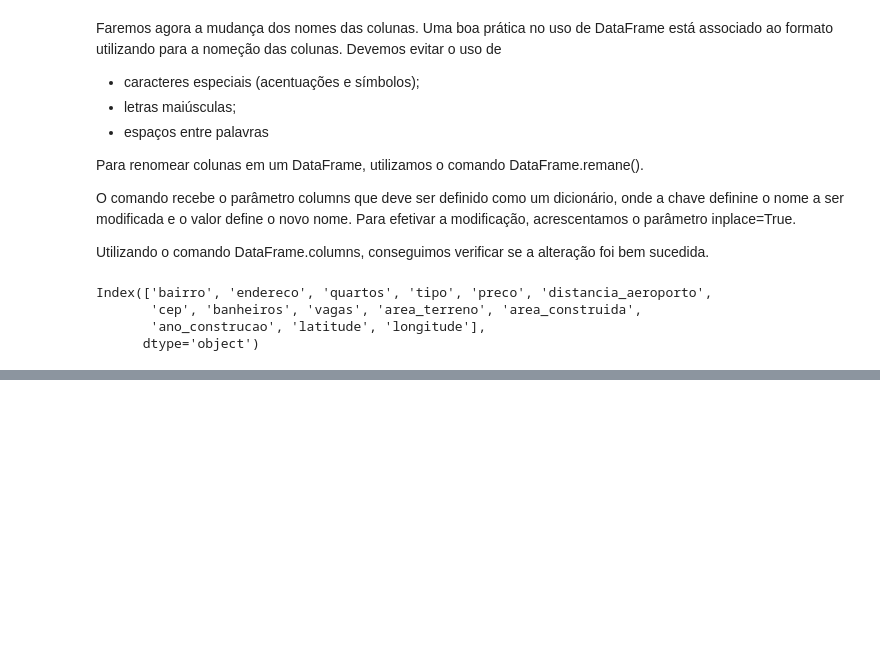
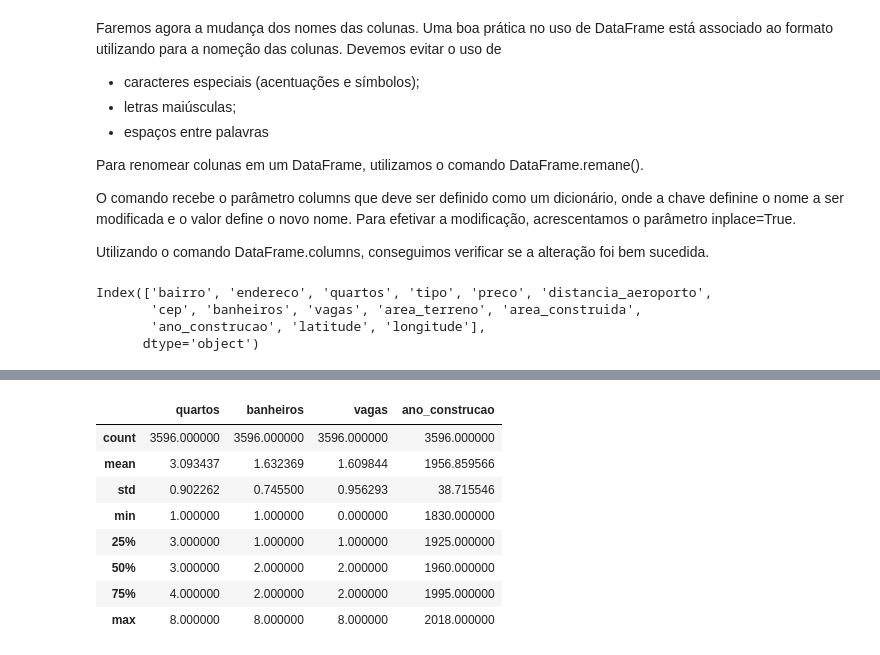
Before and after one commit to cvs2010/Data-Science-Projects, a Jupyter notebook: 00_pandas_tutorial.ipynb, the cells around one changed output, grey strips where cells are left out. Drawn from its saved outputs; the diff is of its cells as text; code cells hidden in the pictures; blank space fills up the shorter version.

```diff
--- a/00_pandas_tutorial.ipynb
+++ b/00_pandas_tutorial.ipynb
@@ -927,0 +1071,3 @@ O parâmetro erros='coerce' significa que o conversor irá forçar a conversão.
+# %%
+housing = housing[housing.area_construida.between(25, 1000)]
+housing.area_construida.describe()
@@ -927,0 +1094,12 @@ O parâmetro erros='coerce' significa que o conversor irá forçar a conversão.
+# %%
+housing[['quartos', 'banheiros', 'vagas', 'ano_construcao']].describe()
+# %% [output]
+|  | quartos | banheiros | vagas | ano_construcao |
+| count | 3596.000000 | 3596.000000 | 3596.000000 | 3596.000000 |
+| mean | 3.093437 | 1.632369 | 1.609844 | 1956.859566 |
+| std | 0.902262 | 0.745500 | 0.956293 | 38.715546 |
+| min | 1.000000 | 1.000000 | 0.000000 | 1830.000000 |
+| 25% | 3.000000 | 1.000000 | 1.000000 | 1925.000000 |
+| 50% | 3.000000 | 2.000000 | 2.000000 | 1960.000000 |
+| 75% | 4.000000 | 2.000000 | 2.000000 | 1995.000000 |
+| max | 8.000000 | 8.000000 | 8.000000 | 2018.000000 |
```
Also changed, not shown: parts of 21 cells of this notebook.
